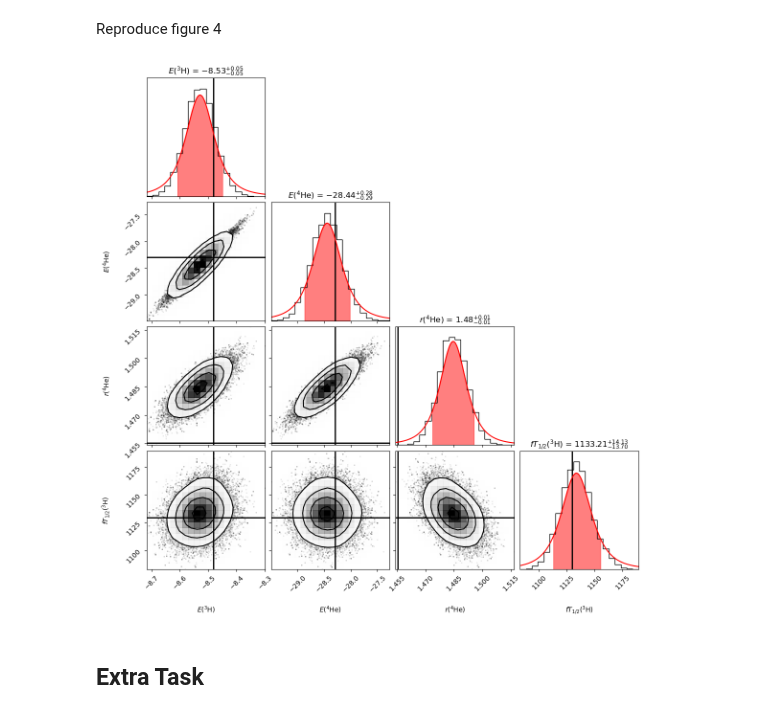
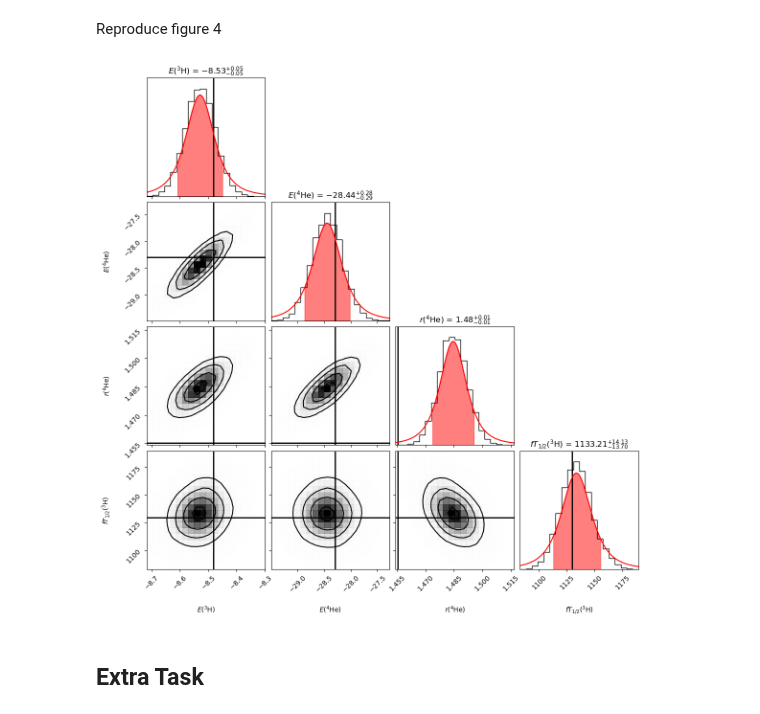
Before and after one commit to stach/lfd-project, a Jupyter notebook: Project1/project1.ipynb, the cells around one changed output. Saved outputs shown, nothing was run; the diff lists cells and outputs as text; code cells hidden in the pictures.

Commit message:
Made plots nicer

```diff
--- a/Project1/project1.ipynb
+++ b/Project1/project1.ipynb
@@ -447,7 +451,33 @@ labels = ['$E(^3\mathrm{H})$','$E(^4\mathrm{He})$','$r(^4\mathrm{He})$','$fT_{1/
 
 # Create a corner plot
 figure = plt.figure(figsize=(12,12))
-corner.corner(ppd, labels=labels, show_titles=True, fig=figure, smooth=True, hist_kwargs={'density': True})
+
+hist_kwargs={
+    "density": True
+}
+
+contour_kwargs = {
+    "colors": "black",
+}
+
+hist2d_kwargs={
+    "cmap":plt.cm.jet
+}
+
+corner_kwargs={
+    "plot_datapoints":False,
+    "labels":labels,
+    "show_titles":True,
+    "fig":figure,
+    "smooth":True,
+    "density": True
+}
+
+corner.corner(ppd,
+              **corner_kwargs,
+              hist_kwargs=hist_kwargs,
+              contour_kwargs=contour_kwargs,
+              hist2d_kwargs=hist2d_kwargs)
 
 for i, ax in enumerate(figure.get_axes()):
     if i==0:
@@ -486,34 +516,34 @@ for i, ax in enumerate(figure.get_axes()):
 
         x_quant, y_quant = fit_t(ppd[:,3], quantile=True)
         ax.fill_between(x_quant, y_quant, color="red", alpha=0.5)
     if i==4:
         # Joined(x|y): E3H|E4He
         ax.axvline(mu_E3H, color='black', linestyle='-', linewidth=2, alpha=1)
         ax.axhline(mu_E4He, color='black', linestyle='-', linewidth=2, alpha=1)
     if i==8:
         # Joined(x|y): E3H|Rp4He
         ax.axvline(mu_E3H, color='black', linestyle='-', linewidth=2, alpha=1)
         ax.axhline(mu_Rp4He, color='black', linestyle='-', linewidth=2, alpha=1)
     if i==9:
         # Joined(x|y): E4He|Rp4He
         ax.axvline(mu_E4He, color='black', linestyle='-', linewidth=2, alpha=1)
         ax.axhline(mu_Rp4He, color='black', linestyle='-', linewidth=2, alpha=1)
     if i==12:
         # Joined(x|y): E3H|fT3H
         ax.axvline(mu_E3H, color='black', linestyle='-', linewidth=2, alpha=1)
         ax.axhline(mu_fT3H, color='black', linestyle='-', linewidth=2, alpha=1)
     if i==13:
         # Joined(x|y): E4He|ft3H
         ax.axvline(mu_E4He, color='black', linestyle='-', linewidth=2, alpha=1)
         ax.axhline(mu_fT3H, color='black', linestyle='-', linewidth=2, alpha=1)
     if i==14:
         # Joined(x|y): Rp4He|ft3H
         ax.axvline(mu_Rp4He, color='black', linestyle='-', linewidth=2, alpha=1)
         ax.axhline(mu_fT3H, color='black', linestyle='-', linewidth=2, alpha=1)
 # Show the plot
 plt.show()
 # %% [output]
-[figure, old version]
+[figure, new version]
 # %% [markdown]
 ## Extra Task
 # %% [markdown]
```
Also changed, not shown: parts of 3 cells of this notebook.
